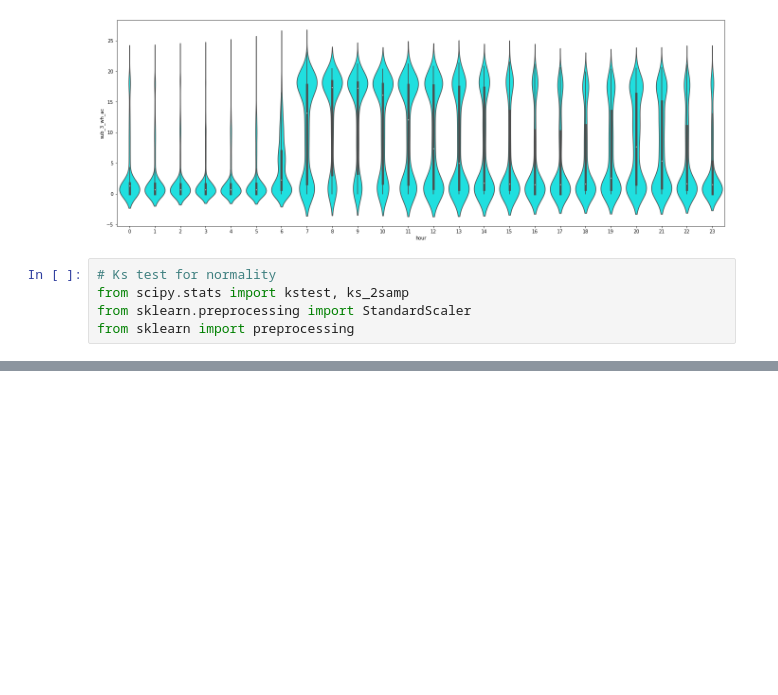
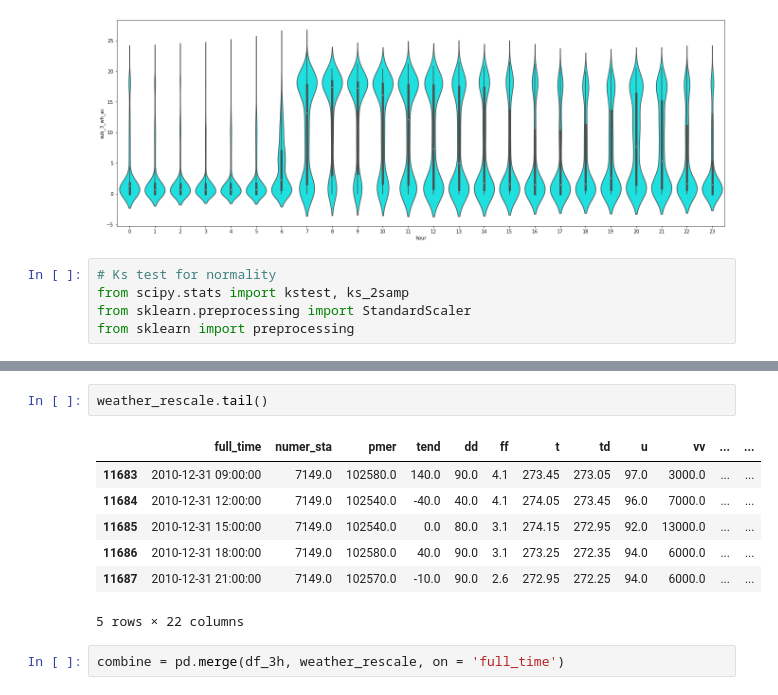
Before and after one commit to lu-kong/PI_INF442, a Jupyter notebook: Jia_test_scripts.ipynb, the cells around one changed output, grey strips where cells are left out. Saved outputs shown, nothing was run; the diff lists cells and outputs as text; blank space fills up the shorter version.

```diff
--- a/Jia_test_scripts.ipynb
+++ b/Jia_test_scripts.ipynb
@@ -41,0 +85,12 @@ from sklearn import preprocessing
+# %%
+weather_rescale.tail()
+# %% [output]
+|  | full_time | numer_sta | pmer | tend | dd | ff | t | td | u | vv | ... | ... |
+| 11683 | 2010-12-31 09:00:00 | 7149.0 | 102580.0 | 140.0 | 90.0 | 4.1 | 273.45 | 273.05 | 97.0 | 3000.0 | ... | ... |
+| 11684 | 2010-12-31 12:00:00 | 7149.0 | 102540.0 | -40.0 | 40.0 | 4.1 | 274.05 | 273.45 | 96.0 | 7000.0 | ... | ... |
+| 11685 | 2010-12-31 15:00:00 | 7149.0 | 102540.0 | 0.0 | 80.0 | 3.1 | 274.15 | 272.95 | 92.0 | 13000.0 | ... | ... |
+| 11686 | 2010-12-31 18:00:00 | 7149.0 | 102580.0 | 40.0 | 90.0 | 3.1 | 273.25 | 272.35 | 94.0 | 6000.0 | ... | ... |
+| 11687 | 2010-12-31 21:00:00 | 7149.0 | 102570.0 | -10.0 | 90.0 | 2.6 | 272.95 | 272.25 | 94.0 | 6000.0 | ... | ... |
+5 rows × 22 columns
+# %%
+combine = pd.merge(df_3h, weather_rescale, on = 'full_time')
```
Also changed, not shown: parts of 10 cells of this notebook.
